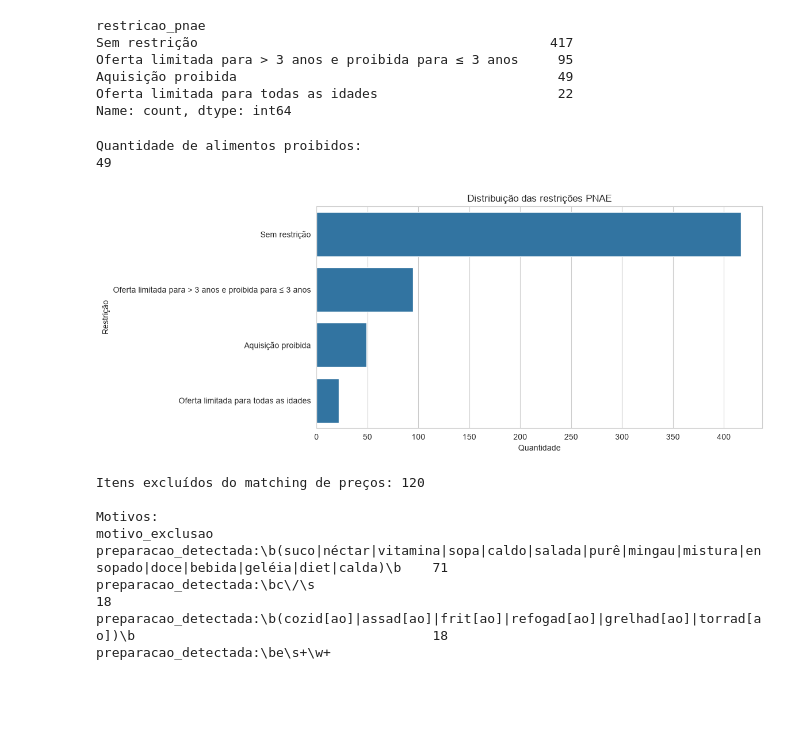
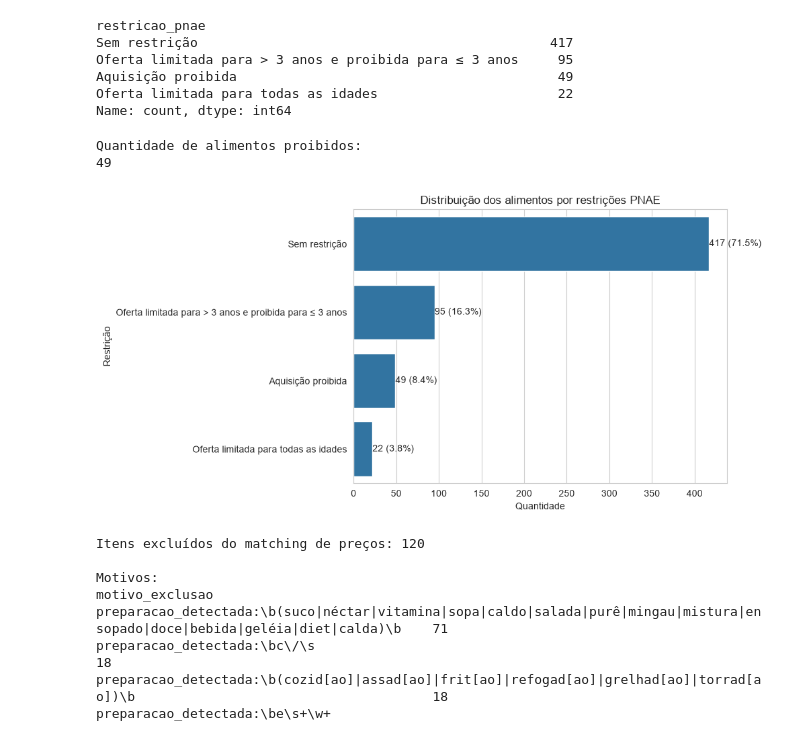
Before and after one commit to dba149/PNAE, a Jupyter notebook: otimizacao_pnae_alimentos.ipynb, the cells around one changed output. Cells and saved outputs as stored; diff of their text form; code cells hidden in the pictures; blank space fills up the shorter version.

Commit message:
Ajustes simples em alimentos e preços

```diff
--- a/otimizacao_pnae_alimentos.ipynb
+++ b/otimizacao_pnae_alimentos.ipynb
@@ -505,36 +503,51 @@ Name: count, dtype: int64
 # %%
 # Filtros simples
 
 # Alimentos com aquisição proibida
 
 df_proibidos = df[
     df["restricao_pnae"] == "Aquisição proibida"
 ]
 
 print("\nQuantidade de alimentos proibidos:")
 print(len(df_proibidos))
 
 
 # Visualização das classificações
 
-plt.figure(figsize=(10,5))
+# Contagem das restrições
+contagem = df["restricao_pnae"].value_counts()
 
-sns.countplot(
-    data=df,
-    y="restricao_pnae",
-    order=df["restricao_pnae"].value_counts().index
+# Percentual
+percentual = df["restricao_pnae"].value_counts(normalize=True) * 100
+
+# Gráfico
+plt.figure(figsize=(10, 5))
+
+ax = sns.barplot(
+    x=contagem.values,
+    y=contagem.index
 )
 
-plt.title("Distribuição das restrições PNAE")
-
+plt.title("Distribuição dos alimentos por restrições PNAE")
 plt.xlabel("Quantidade")
 plt.ylabel("Restrição")
 
+# Adiciona quantidade + percentual nas barras
+for i, (qtd, perc) in enumerate(zip(contagem.values, percentual.values)):
+    ax.text(
+        qtd + 0.1,
+        i,
+        f"{qtd} ({perc:.1f}%)",
+        va="center"
+    )
+
+plt.tight_layout()
 plt.show()
 # %% [output]
 Quantidade de alimentos proibidos:
 49
-[figure, old version]
+[figure, new version]
 # %%
 # ═══════════════════════════════════════════════════════════════════════
 # FILTRO: Itens sem preço unitário CONAB possível
```
Also changed, not shown: parts of 4 cells of this notebook, 1 other file.
